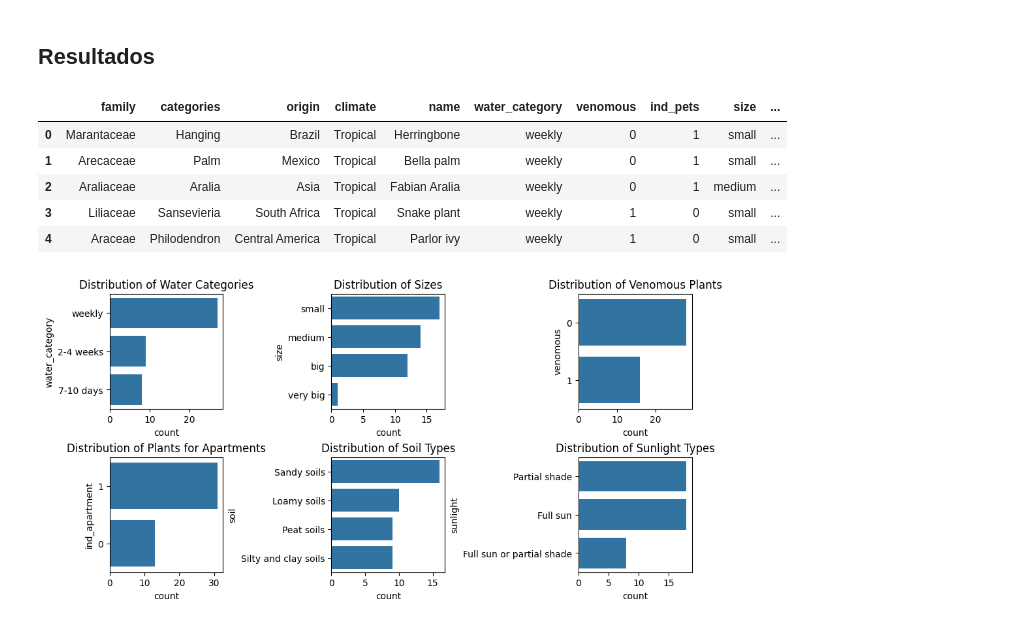
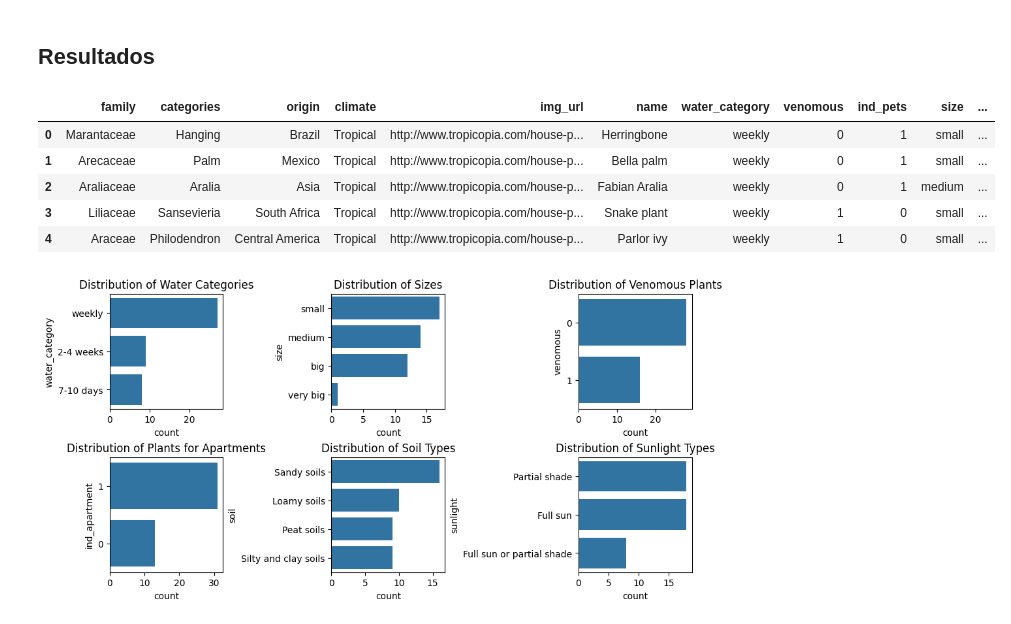
Before and after one commit to Chroma-CESAR/Rooted, a Jupyter notebook: notebooks/base.ipynb, the cells around one changed output. Cells and saved outputs as stored; diff of their text form; code cells hidden in the pictures.

```diff
--- a/notebooks/base.ipynb
+++ b/notebooks/base.ipynb
@@ -597,15 +597,15 @@ memory usage: 6.7+ KB
 # %% [markdown]
 ## **Resultados**
 # %%
-df_plants = coded_plants.drop(columns=['img_url', 'common_name', 'zone'])
+df_plants = coded_plants.drop(columns=['common_name', 'zone'])
 df_plants.head()
 # %% [output]
-|  | family | categories | origin | climate | name | water_category | venomous | ind_pets | size | ... |
-| 0 | Marantaceae | Hanging | Brazil | Tropical | Herringbone | weekly | 0 | 1 | small | ... |
-| 1 | Arecaceae | Palm | Mexico | Tropical | Bella palm | weekly | 0 | 1 | small | ... |
-| 2 | Araliaceae | Aralia | Asia | Tropical | Fabian Aralia | weekly | 0 | 1 | medium | ... |
-| 3 | Liliaceae | Sansevieria | South Africa | Tropical | Snake plant | weekly | 1 | 0 | small | ... |
-| 4 | Araceae | Philodendron | Central America | Tropical | Parlor ivy | weekly | 1 | 0 | small | ... |
+|  | family | categories | origin | climate | img_url | name | water_category | venomous | ind_pets | size | ... |
+| 0 | Marantaceae | Hanging | Brazil | Tropical | http://www.tropicopia.com/house-p... | Herringbone | weekly | 0 | 1 | small | ... |
+| 1 | Arecaceae | Palm | Mexico | Tropical | http://www.tropicopia.com/house-p... | Bella palm | weekly | 0 | 1 | small | ... |
+| 2 | Araliaceae | Aralia | Asia | Tropical | http://www.tropicopia.com/house-p... | Fabian Aralia | weekly | 0 | 1 | medium | ... |
+| 3 | Liliaceae | Sansevieria | South Africa | Tropical | http://www.tropicopia.com/house-p... | Snake plant | weekly | 1 | 0 | small | ... |
+| 4 | Araceae | Philodendron | Central America | Tropical | http://www.tropicopia.com/house-p... | Parlor ivy | weekly | 1 | 0 | small | ... |
 # %%
 
 fig, axes = plt.subplots(2, 3, figsize=(10, 5), constrained_layout=True)
```
Also changed, not shown: parts of 2 cells of this notebook, 4 other files.
